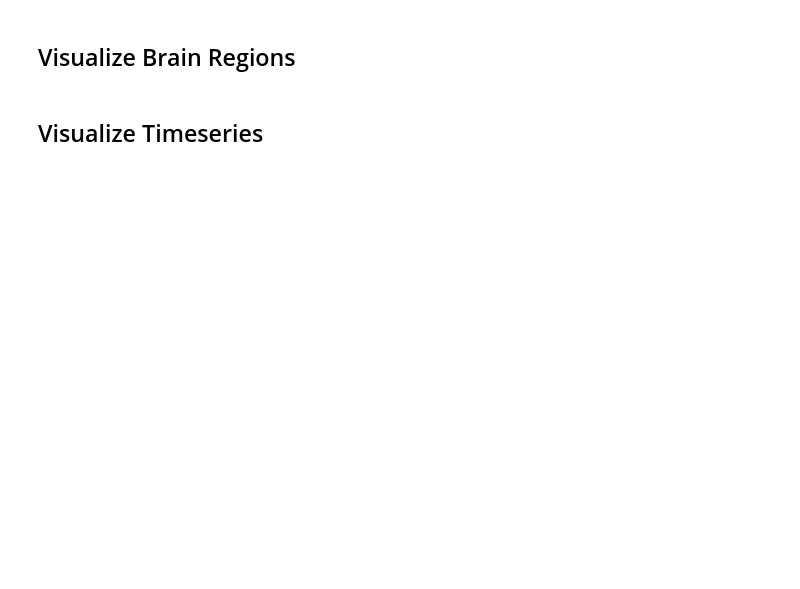
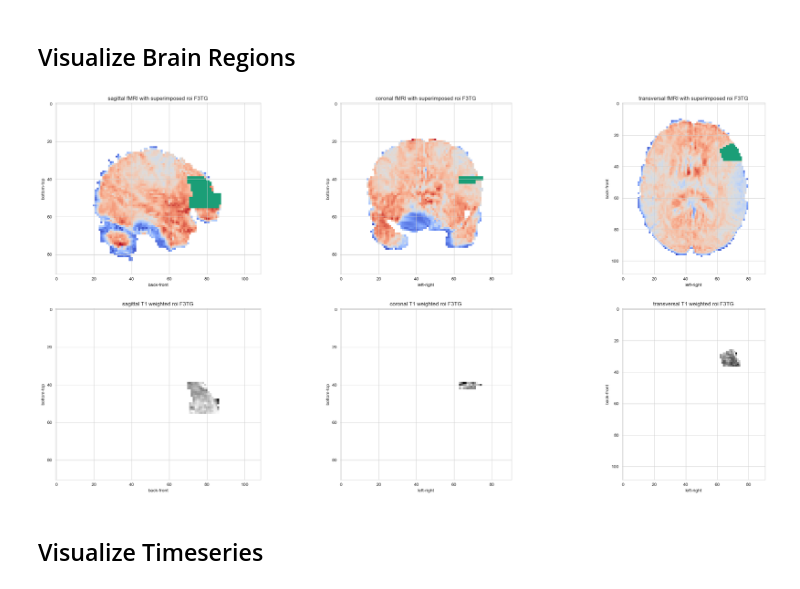
Before and after one commit to lukasbehammer/Clustering-of-HCP-Unrelated-100-Subjects-by-ROI-Correlations-in-Resting-State, a Jupyter notebook: Clustering of HCP Unrelated 100 Subjects by ROI-Correlations in Resting State.ipynb, the cells around one changed output. Cells and saved outputs as stored; diff of their text form; code cells hidden in the pictures; blank space fills up the shorter version.

```diff
--- a/Clustering of HCP Unrelated 100 Subjects by ROI-Correlations in Resting State.ipynb
+++ b/Clustering of HCP Unrelated 100 Subjects by ROI-Correlations in Resting State.ipynb
@@ -51,2 +93,6 @@ correlation_threshold = 0.75
+# %%
+# load specific fMRI Image
+path_fMRI = os.path.join("D:/HCP/Unrelated 100/Patients", patient_id, "MNINonLinear/Results/rfMRI_REST1_LR/rfMRI_REST1_LR_hp2000_clean.nii.gz")
+img_fMRI = nib.load(path_fMRI)
 # %% [markdown]
 ## Visualize Brain Regions
@@ -55,3 +108,36 @@ correlation_threshold = 0.75
+# %%
+fig, axs = plt.subplots(2,3, figsize=(30,15))
+orientations = ['sagittal', 'coronal', 'transversal']
+slices = [sagittal_slice, coronal_slice, transversal_slice]
+for orientation_num, orientation in enumerate(orientations):
+    # plot fMRI-image with roi
+    plot_in_orientation(resampled_img_data_fMRI_masked, orientation, slices[orientation_num], ax=axs[0, orientation_num], cmap="coolwarm")
+    plot_in_orientation(masked_aal, orientation, slices[orientation_num], cmap="Dark2", ax=axs[0, orientation_num])
+
+    # plot region
+    resampled_img_data_fMRI_oneRegionOnly = resampled_img_data_fMRI * (region_maps_data == region_id)
+    masked_region = np.ma.masked_where(resampled_img_data_fMRI_oneRegionOnly == 0,
+                                   resampled_img_data_fMRI_oneRegionOnly)
+    plot_in_orientation(masked_region, orientation, slices[orientation_num], ax=axs[1, orientation_num])
+
+    # set titles
+    axs[0, orientation_num].set_title(f"{orientation} fMRI with superimposed roi {region_to_plot}")
+    axs[1, orientation_num].set_title(f"{orientation} T1 weighted roi {region_to_plot}")
+
+axs[0, 0].set_xlabel("back-front")
+axs[1, 0].set_xlabel("back-front")
+axs[0, 1].set_xlabel("left-right")
+axs[1, 1].set_xlabel("left-right")
+axs[0, 2].set_xlabel("left-right")
+axs[1, 2].set_xlabel("left-right")
+axs[0, 0].set_ylabel("bottom-top")
+axs[1, 0].set_ylabel("bottom-top")
+axs[0, 1].set_ylabel("bottom-top")
+axs[1, 1].set_ylabel("bottom-top")
+axs[0, 2].set_ylabel("back-front")
+axs[1, 2].set_ylabel("back-front");
+# %% [output]
+[figure, added]
 # %% [markdown]
 ## Visualize Timeseries
 # %%
```
Also changed, not shown: parts of 15 cells of this notebook, 6 other files.
